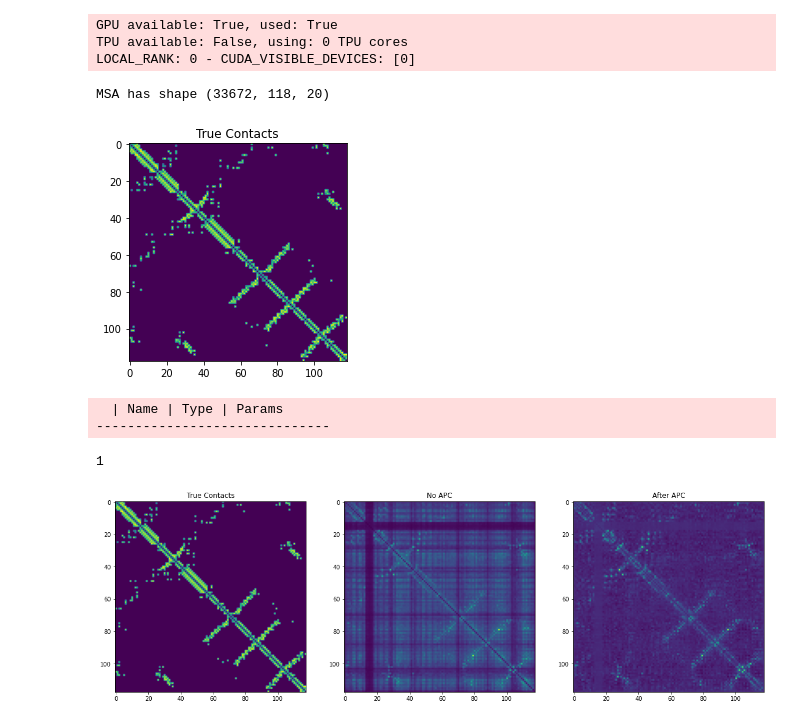
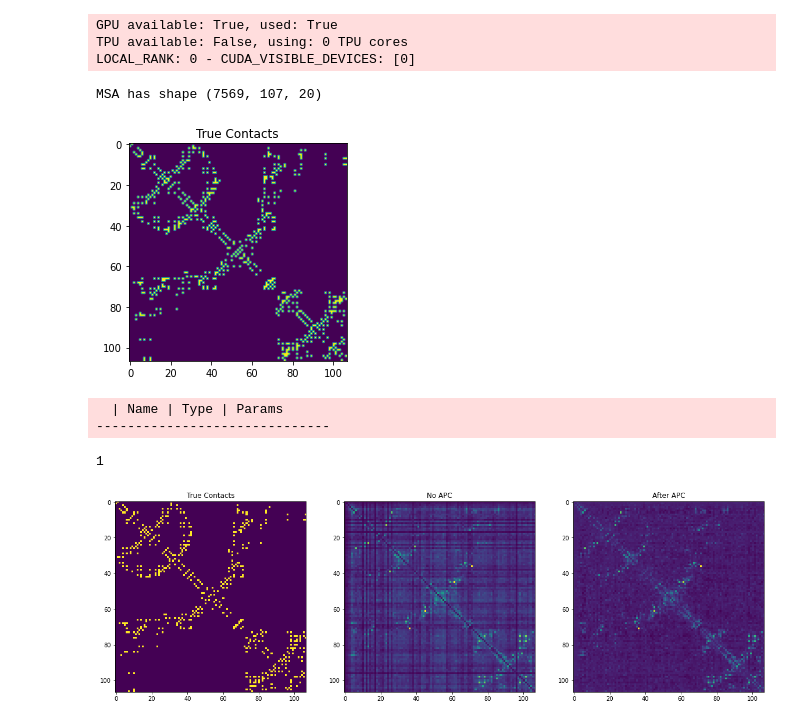
Before and after one commit to songlab-cal/mogwai, a Jupyter notebook: examples/gremlin_train.ipynb, the cells around one changed output. Saved outputs shown, nothing was run; the diff lists cells and outputs as text; code cells hidden in the pictures.

```diff
--- a/examples/gremlin_train.ipynb
+++ b/examples/gremlin_train.ipynb
@@ -7,12 +8,15 @@ from mogwai.models import GremlinPseudolikelihood
 from mogwai.plotting import plot_colored_preds_on_trues
 from mogwai.utils import apc
 # %%
-# Load npz msa
-msa_dm = NPZ_MSADataModule("data/test/3er7_1_A.npz", batch_size=4096)
+# Load msa
+msa_dm = A3M_MSADataModule("../data/test/4rb6Y/4rb6Y.i90c75.a3m", batch_size=4096)
 msa_dm.setup()
 
+# Load contacts
+true_contacts = parse_cf("../data/test/4rb6Y/4rb6Y.cf")
+
 # Initialize model
-model = GremlinPseudolikelihood(msa_dm.num_seqs, msa_dm.msa_length, msa_dm.msa_counts, true_contacts=msa_dm.true_contacts)
+model = GremlinPseudolikelihood(msa_dm.num_seqs, msa_dm.msa_length, msa_dm.msa_counts, true_contacts=torch.tensor(true_contacts))
 
 # Initialize Trainer
 trainer = pl.Trainer(min_steps=50, max_steps=50, gpus=1)
@@ -23,13 +27,13 @@ LOCAL_RANK: 0 - CUDA_VISIBLE_DEVICES: [0]
 # %%
 # Show info about family
 print(f"MSA has shape {tuple(msa_dm.dims)}\n")
 
-plt.imshow(msa_dm.true_contacts)
+plt.imshow(true_contacts > 0.001)
 plt.title("True Contacts")
 plt.show()
 # %% [output]
-MSA has shape (33672, 118, 20)
+MSA has shape (7569, 107, 20)
-[figure, old version]
+[figure, new version]
 # %%
 # Train model
 trainer.fit(model, msa_dm)
@@ -43,7 +47,7 @@ trainer.fit(model, msa_dm)
 plt.figure(figsize=(20,10))
 
 plt.subplot(131)
-plt.imshow(msa_dm.true_contacts)
+plt.imshow(true_contacts > 0.005)
 plt.title("True Contacts")
 
 plt.subplot(132)
@@ -57,6 +61,6 @@ plt.imshow(apc(contacts))
 plt.title("After APC")
 plt.show()
 # %% [output]
-[figure, old version]
+[figure, new version]
 # %%
 plt.figure(figsize=(10,10))
```
Also changed, not shown: parts of 2 cells of this notebook.
